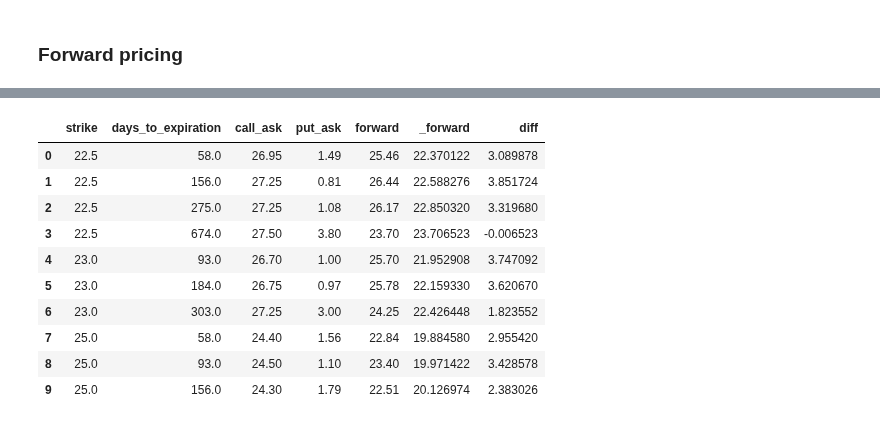
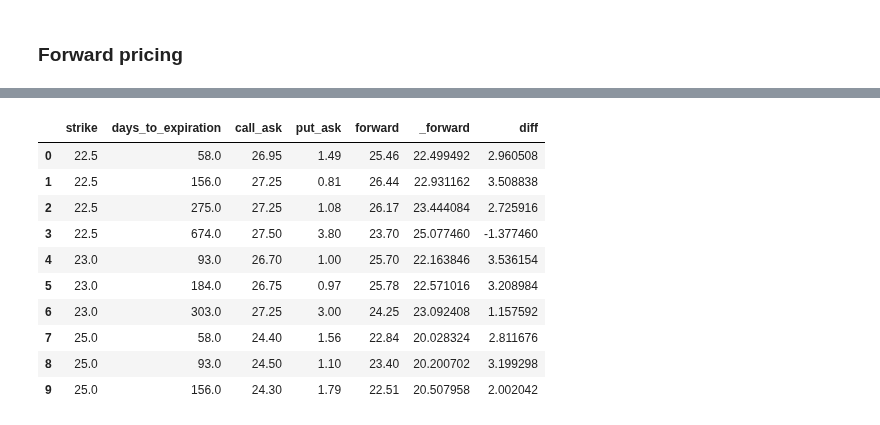
Before and after one commit to rbetzler/fun-times-in-python, a Jupyter notebook: finance/data_science/exploration/20200425_options.ipynb, the cells around one changed output, grey strips where cells are left out. Drawn from its saved outputs; the diff is of its cells as text; code cells hidden in the pictures.

```diff
--- a/finance/data_science/exploration/20200425_options.ipynb
+++ b/finance/data_science/exploration/20200425_options.ipynb
@@ -162,7 +99,7 @@ _options = options.copy()
 _options['call_ask'] = _options.apply(lambda x: x['ask'] if x['is_call'] else 0, axis=1)
 _options['put_ask'] = _options.apply(lambda x: x['ask'] if not x['is_call'] else 0, axis=1)
 # %%
-# aggregation
+# parity
 _groups = ['symbol', 'strike', 'days_to_expiration', 'expiration_date_from_epoch']
 _aggs = {'call_ask': 'max', 'put_ask': 'max'}
 parity = _options.groupby(_groups).agg(_aggs)
@@ -171,7 +108,18 @@ parity['forward'] = parity['call_ask'] - parity['put_ask']
 parity['cumulative_premium'] = parity['call_ask'] + parity['put_ask']
 parity = parity.reset_index()
 
-parity['forward_discount'] = parity['forward'] - (stocks['open'].values - parity['strike'])
+parity['erdt'] = (stocks['open'].values - parity['forward'])/parity['strike']
+parity['rdt'] = np.log(parity['erdt'])
+parity['rd'] = parity['rdt'] * (parity['days_to_expiration']/360)
+
+# break even
+parity['call_break_even'] = parity['call_ask'] + parity['strike']
+parity['put_break_even'] = parity['strike'] - parity['put_ask']
+parity['call_distance'] = parity['call_break_even'] - stocks['open'].values
+parity['put_distance'] = stocks['open'].values - parity['put_break_even']
+
+parity['percent_call_distance'] = parity['call_distance']/stocks['open'].values
+
 parity.head()
 # %% [output]
 |  | symbol | strike | days_to_expiration | expiration_date_from_epoch | call_ask | put_ask | forward | ... |
@@ -252,37 +239,36 @@ parity.head()
 # %%
-_COST_OF_CARRY = 0.0001
-_RISK_FREE_RATE = 0.0001
+_COST_OF_CARRY = 0.0002
+_RISK_FREE_RATE = 0.0002
 
 def calc_forward_price(
     stock_price: float,
     strike_price: pd.Series,
     days_to_expiration: pd.Series,
     risk_free_rate: float,
     cost_of_carry: float,
 ) -> pd.Series:
     forward_price = (np.e ** -(risk_free_rate * days_to_expiration)) * (stock_price * np.e ** (cost_of_carry * days_to_expiration) - strike_price)
     return forward_price
 
 parity['_forward'] = calc_forward_price(
     stock_price = stocks['open'].values,
     strike_price = parity['strike'],
     days_to_expiration = parity['days_to_expiration'],
     risk_free_rate = _RISK_FREE_RATE,
     cost_of_carry = _COST_OF_CARRY
 )
 
 parity['diff'] = parity['forward'] - parity['_forward']
-
 parity[['strike', 'days_to_expiration', 'call_ask', 'put_ask', 'forward', '_forward', 'diff']].head(10)
 # %% [output]
 |  | strike | days_to_expiration | call_ask | put_ask | forward | _forward | diff |
-| 0 | 22.5 | 58.0 | 26.95 | 1.49 | 25.46 | 22.370122 | 3.089878 |
-| 1 | 22.5 | 156.0 | 27.25 | 0.81 | 26.44 | 22.588276 | 3.851724 |
-| 2 | 22.5 | 275.0 | 27.25 | 1.08 | 26.17 | 22.850320 | 3.319680 |
-| 3 | 22.5 | 674.0 | 27.50 | 3.80 | 23.70 | 23.706523 | -0.006523 |
-| 4 | 23.0 | 93.0 | 26.70 | 1.00 | 25.70 | 21.952908 | 3.747092 |
-| 5 | 23.0 | 184.0 | 26.75 | 0.97 | 25.78 | 22.159330 | 3.620670 |
-| 6 | 23.0 | 303.0 | 27.25 | 3.00 | 24.25 | 22.426448 | 1.823552 |
-| 7 | 25.0 | 58.0 | 24.40 | 1.56 | 22.84 | 19.884580 | 2.955420 |
-| 8 | 25.0 | 93.0 | 24.50 | 1.10 | 23.40 | 19.971422 | 3.428578 |
-| 9 | 25.0 | 156.0 | 24.30 | 1.79 | 22.51 | 20.126974 | 2.383026 |
+| 0 | 22.5 | 58.0 | 26.95 | 1.49 | 25.46 | 22.499492 | 2.960508 |
+| 1 | 22.5 | 156.0 | 27.25 | 0.81 | 26.44 | 22.931162 | 3.508838 |
+| 2 | 22.5 | 275.0 | 27.25 | 1.08 | 26.17 | 23.444084 | 2.725916 |
+| 3 | 22.5 | 674.0 | 27.50 | 3.80 | 23.70 | 25.077460 | -1.377460 |
+| 4 | 23.0 | 93.0 | 26.70 | 1.00 | 25.70 | 22.163846 | 3.536154 |
+| 5 | 23.0 | 184.0 | 26.75 | 0.97 | 25.78 | 22.571016 | 3.208984 |
+| 6 | 23.0 | 303.0 | 27.25 | 3.00 | 24.25 | 23.092408 | 1.157592 |
+| 7 | 25.0 | 58.0 | 24.40 | 1.56 | 22.84 | 20.028324 | 2.811676 |
+| 8 | 25.0 | 93.0 | 24.50 | 1.10 | 23.40 | 20.200702 | 3.199298 |
+| 9 | 25.0 | 156.0 | 24.30 | 1.79 | 22.51 | 20.507958 | 2.002042 |
```
Also changed, not shown: parts of 8 cells of this notebook, 1 other file.
